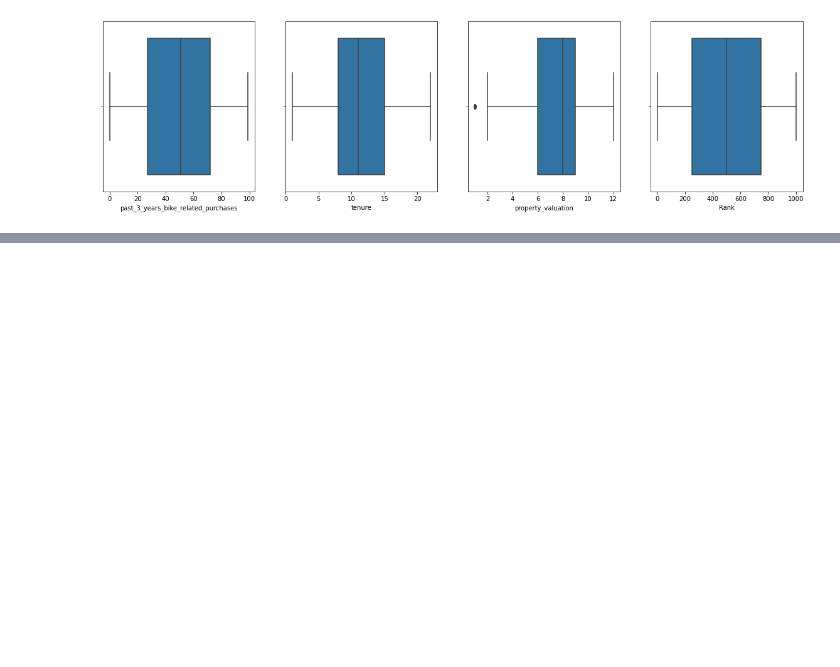
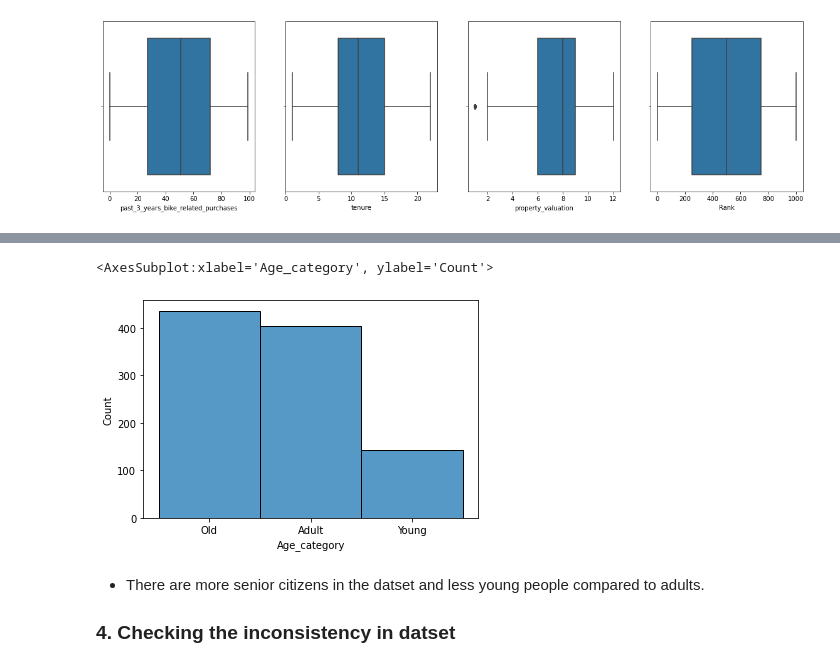
Before and after one commit to Jagadeeshkumaryanda/Customer_Segmentation_Analysis, a Jupyter notebook: DAQ_and_Data_Cleaning_NewCustomerList.ipynb, the cells around one changed output, grey strips where cells are left out. Drawn from its saved outputs; the diff is of its cells as text; code cells hidden in the pictures; blank space fills up the shorter version.

```diff
--- a/DAQ_and_Data_Cleaning_NewCustomerList.ipynb
+++ b/DAQ_and_Data_Cleaning_NewCustomerList.ipynb
@@ -145,0 +178,23 @@ sns.boxplot(df_newcustomerlist['Rank'])
+# %%
+# custom function to create age category
+
+age_cat = []
+
+for i in df_newcustomerlist['Age']:
+    if i <= 30:
+        age_cat.append('Young')
+    elif i > 30 and i <= 55:
+        age_cat.append('Adult')
+    elif i > 55:
+        age_cat.append('Old')
+# %%
+df_newcustomerlist['Age_category'] = age_cat
+# %%
+sns.histplot(df_newcustomerlist['Age_category'],palette='rainbow')
+# %% [output]
+<AxesSubplot:xlabel='Age_category', ylabel='Count'>
+[figure, added]
+# %% [markdown]
+* There are more senior citizens in the datset and less young people compared to adults.
+
+### 4. Checking the inconsistency in datset
```
Also changed, not shown: parts of 14 cells of this notebook, 2 other files.
